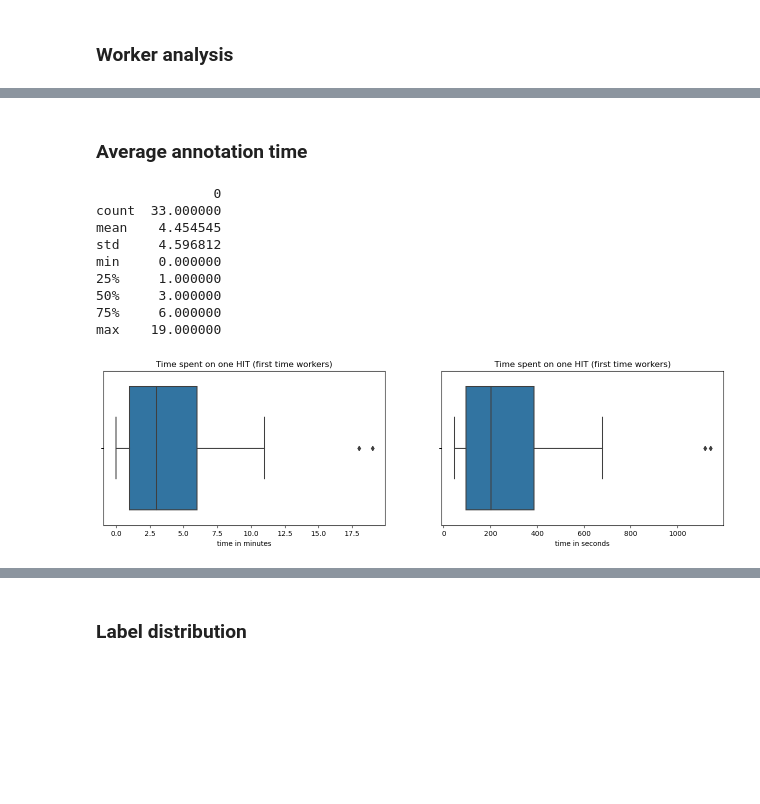
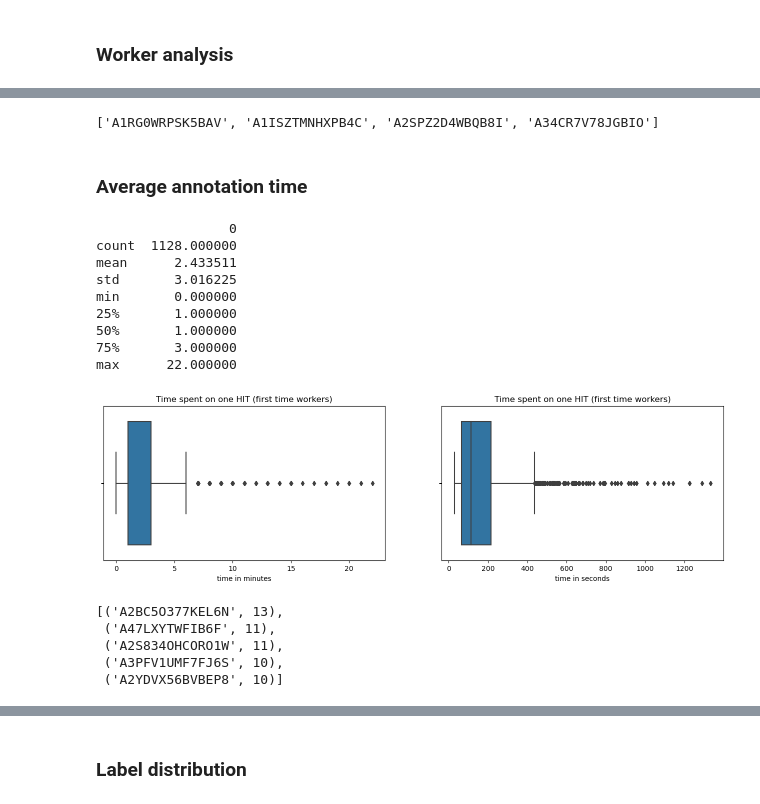
Before and after one commit to mubasharaak/chartfc_dataset_wikicommons, a Jupyter notebook: code/notebooks/Chartfc_postprocess_crowdsourcing.ipynb, the cells around one changed output, grey strips where cells are left out. Cells and saved outputs as stored; diff of their text form; code cells hidden in the pictures; blank space fills up the shorter version.

Commit message:
Changes for first and second crowdsourcing task

```diff
--- a/code/notebooks/Chartfc_postprocess_crowdsourcing.ipynb
+++ b/code/notebooks/Chartfc_postprocess_crowdsourcing.ipynb
@@ -36,11 +38,9 @@ task = "chart_filtering"
 # Load file with annotations into pandas.DataFrame OR if annotations saved in DB, create client and load data, example below
 df = pd.DataFrame()
 
-# List of banned workers, if any (.json file)
-path_banned_workers = './banned_list.json'
-
-PROJECT_PATH = r"C:\Users\tahmasebis\PycharmProjects\ChartFC\Crowd_sourcing"
+PROJECT_PATH = r"/Users/user/Library/CloudStorage/OneDrive-King'sCollegeLondon/PycharmProjects/chartfc_dataset_wikicommons"
 PATH_MONGODB_CREDENTIALS = os.path.join(PROJECT_PATH, 'config/mongodb_credentials.json')
+PATH_BANNED_WORKERS = os.path.join(PROJECT_PATH, 'config/banlist.json')
 # %% [markdown]
 --------
 # %%
@@ -223,3 +231,14 @@ Counter(worker_list).most_common()
+# %%
+worker_dict = dict(Counter(worker_list))
+todo_reject_workers = []
+
+for worker, count in worker_dict.items():
+    if worker not in banlist and count>15:
+        todo_reject_workers.append(worker)
+
+pprint.pprint(todo_reject_workers)
+# %% [output]
+['A1RG0WRPSK5BAV', 'A1ISZTMNHXPB4C', 'A2SPZ2D4WBQB8I', 'A34CR7V78JGBIO']
 # %% [markdown]
 ### Average annotation time
 # %%
@@ -234,44 +253,59 @@ def calc_annotation_time(events: list):
 # %%
 duration_min = []
 duration_sec = []
 worker_list = []
+workers_one_min = []
 
 for index, row in annotations_df.iterrows():
     worker_id = row['worker_id']
-    if worker_id in worker_list:
+#     if worker_id in worker_list:
 #         Uncomment rows below if we want to know time of non-first time workers
-        dur_sec, dur_min = calc_annotation_time(row["events"])
-        duration_sec.append(dur_sec)
-        duration_min.append(dur_min)
+#         dur_sec, dur_min = calc_annotation_time(row["events"])
+#         duration_sec.append(dur_sec)
+#         duration_min.append(dur_min)
 #         continue
-    else:
-        worker_list.append(worker_id)
-        dur_sec, dur_min = calc_annotation_time(row["events"])
-        duration_sec.append(dur_sec)
-        duration_min.append(dur_min)
+#     else:
+    worker_list.append(worker_id)
+    dur_sec, dur_min = calc_annotation_time(row["events"])
+    duration_sec.append(dur_sec)
+    duration_min.append(dur_min)
+
+    if dur_min <= 1:
+        workers_one_min.append(worker_id)
 
 
 # print boxplot of time duration for task
 
 fig, ax = plt.subplots(1,2, figsize=(16, 4))
 sns.boxplot(x=duration_min, ax = ax[0])
 sns.boxplot(x=duration_sec, ax = ax[1])
 
 ax[0].set_title('Time spent on one HIT (first time workers)')
 ax[1].set_title('Time spent on one HIT (first time workers)')
 ax[0].set(xlabel='time in minutes')
 ax[1].set(xlabel='time in seconds')
 
 
 print(pd.DataFrame(duration_min).describe())
 # %% [output]
-               0
-count  33.000000
-mean    4.454545
-std     4.596812
-min     0.000000
-25%     1.000000
-50%     3.000000
-75%     6.000000
-max    19.000000
+                 0
+count  1128.000000
+mean      2.433511
+std       3.016225
+min       0.000000
+25%       1.000000
+50%       1.000000
+75%       3.000000
+max      22.000000
-[figure, old version]
+[figure, new version]
+# %%
+from collections import Counter
+
+# workers_one_min
+Counter(workers_one_min).most_common(5)
+# %% [output]
+[('A2BC5O377KEL6N', 13),
+ ('A47LXYTWFIB6F', 11),
+ ('A2S834OHCORO1W', 11),
+ ('A3PFV1UMF7FJ6S', 10),
+ ('A2YDVX56BVBEP8', 10)]
```
Also changed, not shown: parts of 17 cells of this notebook, 5 other files.
